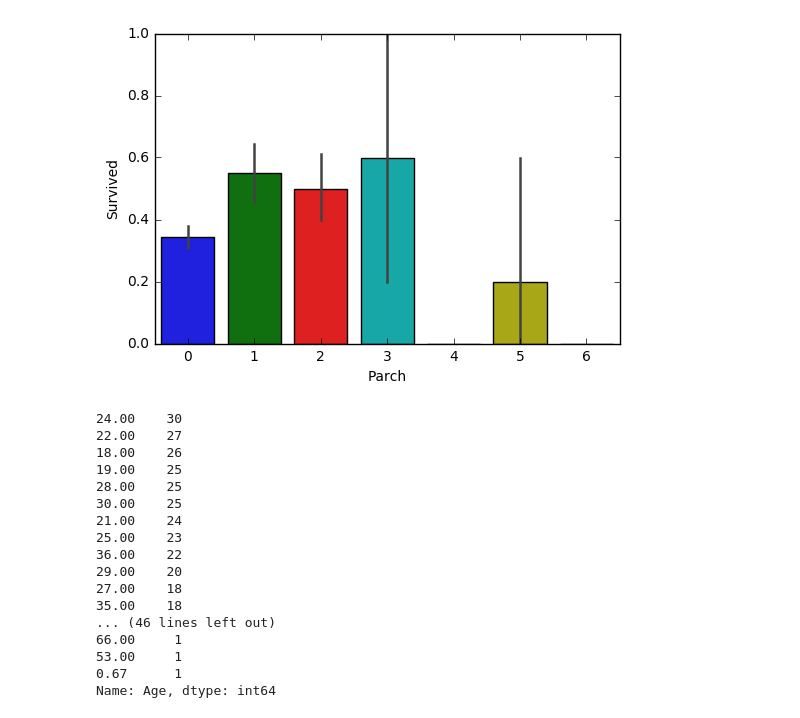
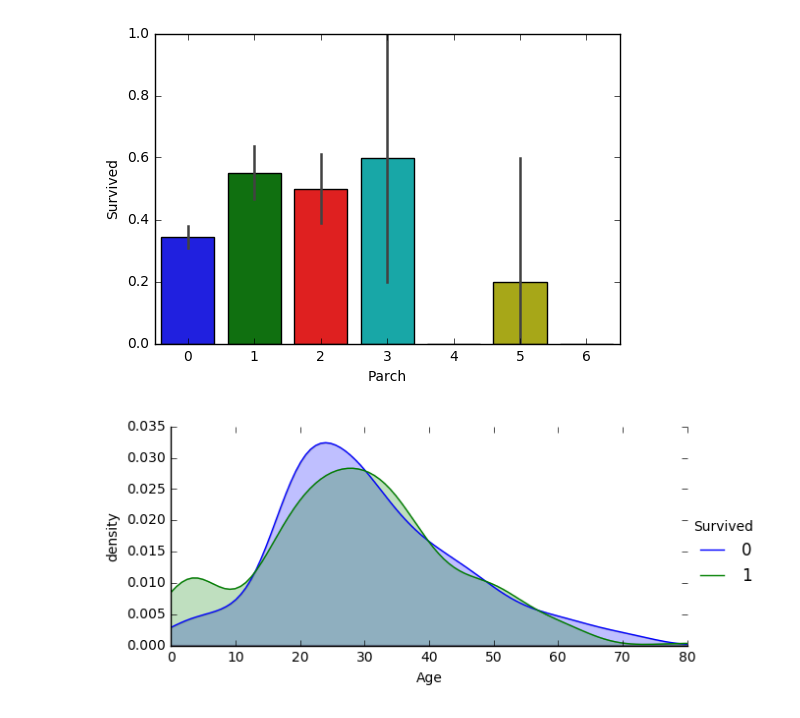
Before and after one commit to kwailao/titanic, a Jupyter notebook: cleaning/data_analysis.ipynb, the cells around one changed output. Saved outputs shown, nothing was run; the diff lists cells and outputs as text; code cells hidden in the pictures.

```diff
--- a/cleaning/data_analysis.ipynb
+++ b/cleaning/data_analysis.ipynb
@@ -65,26 +66,16 @@ sns.barplot(x="Parch", y="Survived", data=train)
 plt.show()
 # %% [output]
 [figure]
-# %%
-# Age Feature：
-# sns.distplot(train['Age'].dropna())
-# plt.show()
-train['Age'].dropna().value_counts()
-# %% [output]
-24.00    30
-22.00    27
-18.00    26
-19.00    25
-28.00    25
-30.00    25
-21.00    24
-25.00    23
-36.00    22
-29.00    20
-27.00    18
-35.00    18
-... (46 lines left out)
-66.00     1
-53.00     1
-0.67      1
-Name: Age, dtype: int64
+# %%
+# 5.Age Feature：从不同生还情况的密度图可以看出，在年龄15岁的左侧，生还率有明显差别，
+# 密度图非交叉区域面积非常大，但在其他年龄段，则差别不是很明显，认为是随机所致，
+# 因此可以考虑将此年龄偏小的区域分离出来。
+facet = sns.FacetGrid(train, hue="Survived", aspect=2)
+facet.map(sns.kdeplot, 'Age', shade=True)
+facet.set(xlim=(0, train['Age'].max()))
+facet.add_legend()
+plt.xlabel('Age')
+plt.ylabel('density')
+plt.show()
+# %% [output]
+[figure, added]
```
Also changed, not shown: parts of 28 cells of this notebook, 1 other file.
